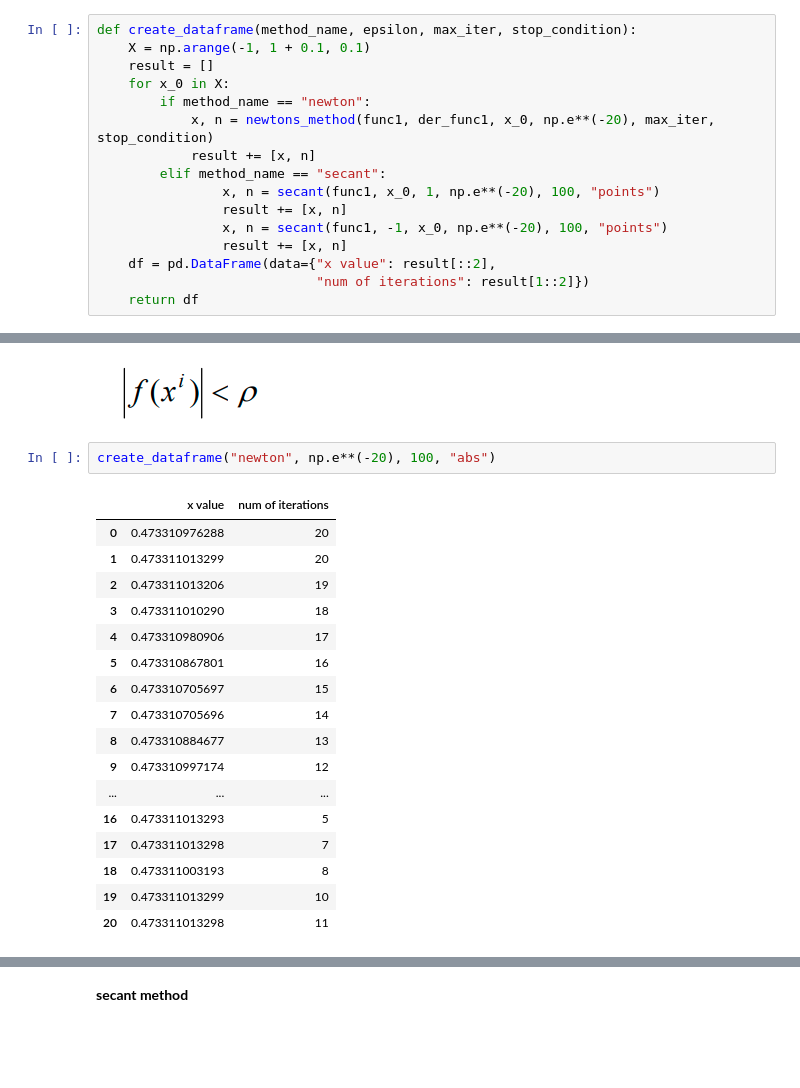
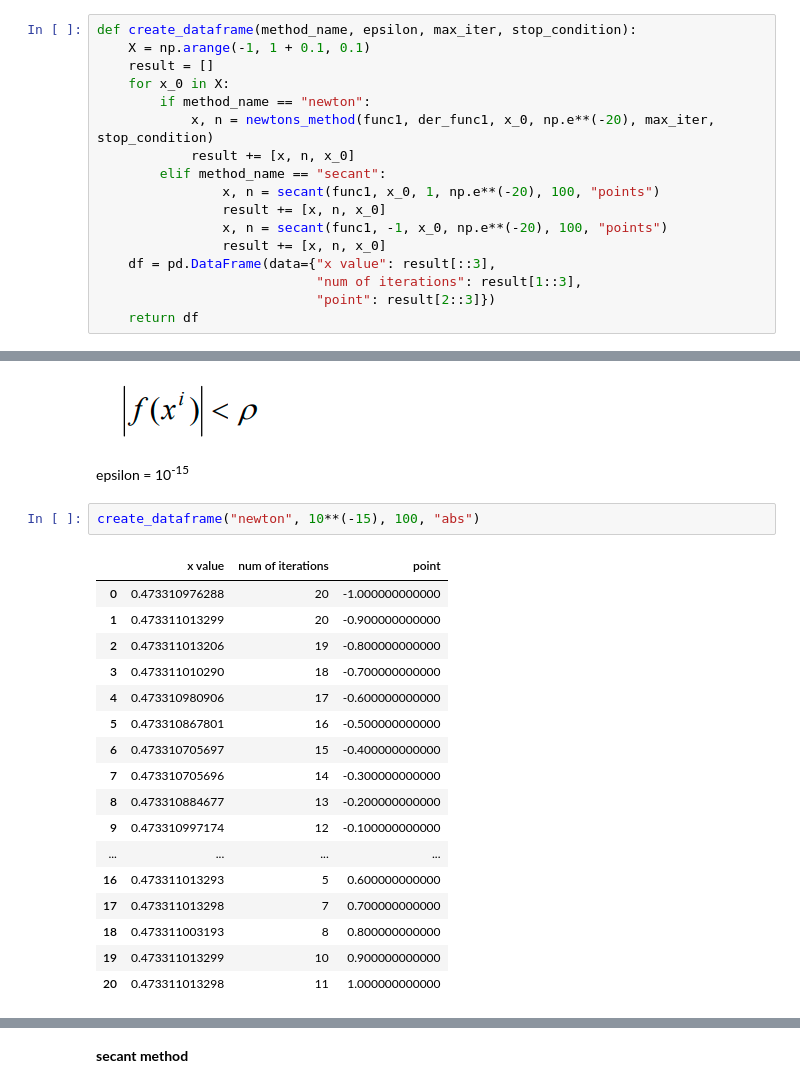
Before and after one commit to Szymon-Budziak/MOwNiT_course_AGH, a Jupyter notebook: Lab_8/Lab_8_code.ipynb, the cells around one changed output, grey strips where cells are left out. Saved outputs shown, nothing was run; the diff lists cells and outputs as text; blank space fills up the shorter version.

```diff
--- a/Lab_8/Lab_8_code.ipynb
+++ b/Lab_8/Lab_8_code.ipynb
@@ -94,14 +94,15 @@ def create_dataframe(method_name, epsilon, max_iter, stop_condition):
     for x_0 in X:
         if method_name == "newton":
             x, n = newtons_method(func1, der_func1, x_0, np.e**(-20), max_iter, stop_condition)
-            result += [x, n]
+            result += [x, n, x_0]
         elif method_name == "secant":
                 x, n = secant(func1, x_0, 1, np.e**(-20), 100, "points")
-                result += [x, n]
+                result += [x, n, x_0]
                 x, n = secant(func1, -1, x_0, np.e**(-20), 100, "points")
-                result += [x, n]
-    df = pd.DataFrame(data={"x value": result[::2],
-                            "num of iterations": result[1::2]})
+                result += [x, n, x_0]
+    df = pd.DataFrame(data={"x value": result[::3],
+                            "num of iterations": result[1::3],
+                            "point": result[2::3]})
     return df
 # %% [markdown]
 **Newton's method**
@@ -130,22 +155,24 @@ create_dataframe("newton", np.e**(-20), 100, "points")
 # %% [markdown]
 ![Screenshot%20from%202022-05-17%2000-09-44.png](attachment:Screenshot%20from%202022-05-17%2000-09-44.png)
+# %% [markdown]
+epsilon = 10<sup>-15</sup>
 # %%
-create_dataframe("newton", np.e**(-20), 100, "abs")
+create_dataframe("newton", 10**(-15), 100, "abs")
 # %% [output]
-|  | x value | num of iterations |
-| 0 | 0.473310976288 | 20 |
-| 1 | 0.473311013299 | 20 |
-| 2 | 0.473311013206 | 19 |
-| 3 | 0.473311010290 | 18 |
-| 4 | 0.473310980906 | 17 |
-| 5 | 0.473310867801 | 16 |
-| 6 | 0.473310705697 | 15 |
-| 7 | 0.473310705696 | 14 |
-| 8 | 0.473310884677 | 13 |
-| 9 | 0.473310997174 | 12 |
-| ... | ... | ... |
-| 16 | 0.473311013293 | 5 |
-| 17 | 0.473311013298 | 7 |
-| 18 | 0.473311003193 | 8 |
-| 19 | 0.473311013299 | 10 |
-| 20 | 0.473311013298 | 11 |
+|  | x value | num of iterations | point |
+| 0 | 0.473310976288 | 20 | -1.000000000000 |
+| 1 | 0.473311013299 | 20 | -0.900000000000 |
+| 2 | 0.473311013206 | 19 | -0.800000000000 |
+| 3 | 0.473311010290 | 18 | -0.700000000000 |
+| 4 | 0.473310980906 | 17 | -0.600000000000 |
+| 5 | 0.473310867801 | 16 | -0.500000000000 |
+| 6 | 0.473310705697 | 15 | -0.400000000000 |
+| 7 | 0.473310705696 | 14 | -0.300000000000 |
+| 8 | 0.473310884677 | 13 | -0.200000000000 |
+| 9 | 0.473310997174 | 12 | -0.100000000000 |
+| ... | ... | ... | ... |
+| 16 | 0.473311013293 | 5 | 0.600000000000 |
+| 17 | 0.473311013298 | 7 | 0.700000000000 |
+| 18 | 0.473311003193 | 8 | 0.800000000000 |
+| 19 | 0.473311013299 | 10 | 0.900000000000 |
+| 20 | 0.473311013298 | 11 | 1.000000000000 |
```
Also changed, not shown: parts of 14 cells of this notebook, 1 other file.
